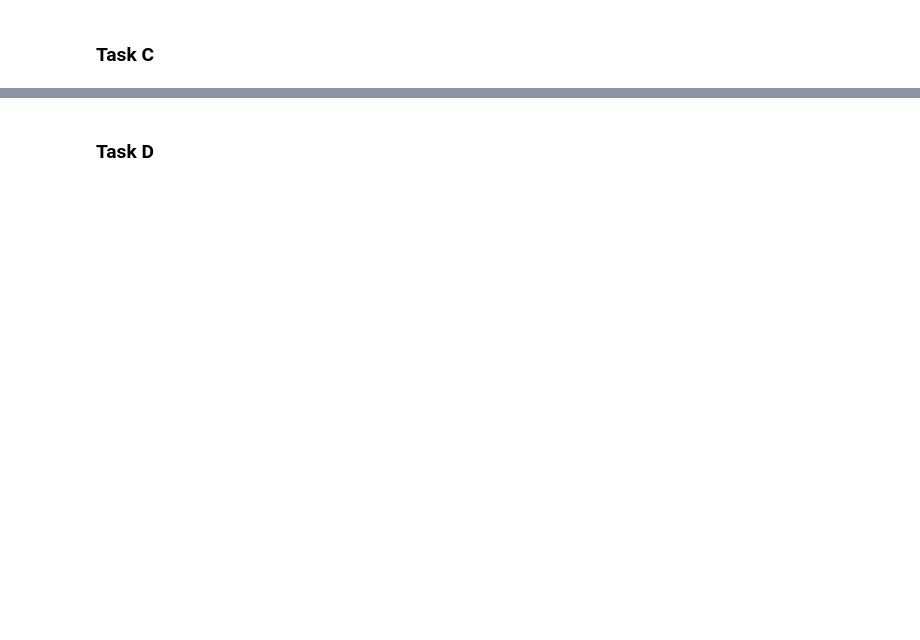
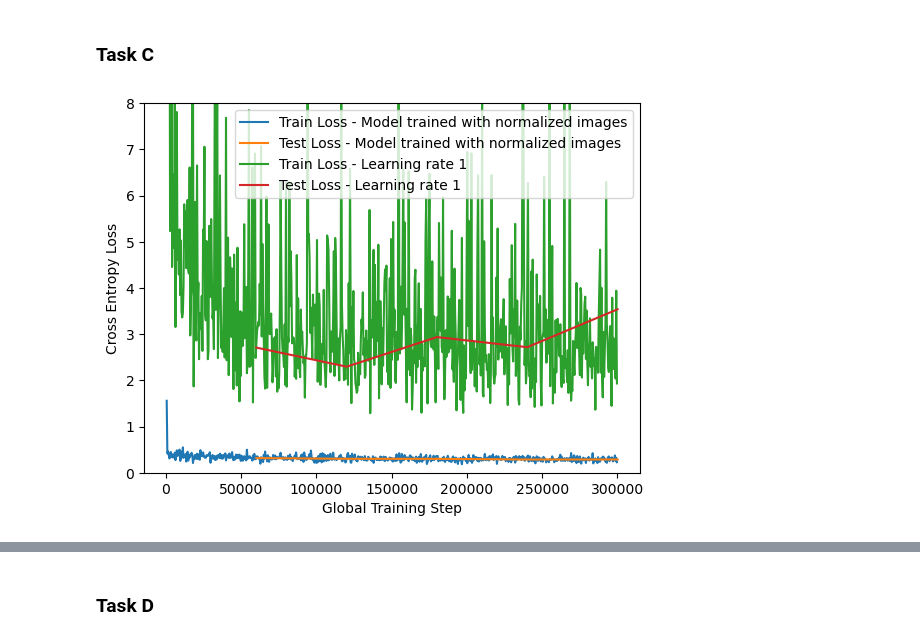
Before and after one commit to williamgt/TDT4195, a Jupyter notebook: TDT4195-StarterCode-2023/assignment 1/task4.ipynb, the cells around one changed output, grey strips where cells are left out. Drawn from its saved outputs; the diff is of its cells as text; code cells hidden in the pictures; blank space fills up the shorter version.

```diff
--- a/TDT4195-StarterCode-2023/assignment 1/task4.ipynb
+++ b/TDT4195-StarterCode-2023/assignment 1/task4.ipynb
@@ -154,2 +191,43 @@ print(f"Final Test loss: {final_loss}. Final Test accuracy: {final_acc}")
 # %% [markdown]
 ### Task C
+# %%
+#Updating learning rate
+learning_rate = 1.0
+
+# Define optimizer (Stochastic Gradient Descent)
+optimizer = torch.optim.SGD(model.parameters(),
+                            lr=learning_rate)
+
+dataloader_train_norm_learning_rate_1, dataloader_test_norm_learning_rate_ = dataloaders.load_dataset(batch_size, image_transform) #image_transform already normalized
+
+#Training
+trainer = Trainer(
+  model=model,
+  dataloader_train=dataloader_train_norm,
+  dataloader_test=dataloader_test_norm,
+  batch_size=batch_size,
+  loss_function=loss_function,
+  optimizer=optimizer
+)
+train_loss_dict_norm_learning_rate_1, test_loss_dict_norm_learning_rate_1 = trainer.train(num_epochs)
+# %%
+#Plot loss
+utils.plot_loss(train_loss_dict_norm, label="Train Loss - Model trained with normalized images")
+utils.plot_loss(test_loss_dict_norm, label="Test Loss - Model trained with normalized images")
+utils.plot_loss(train_loss_dict_norm_learning_rate_1, label="Train Loss - Learning rate 1")
+utils.plot_loss(test_loss_dict_norm_learning_rate_1, label="Test Loss - Learning rate 1")
+
+# Limit the y-axis of the plot (The range should not be increased!)
+plt.ylim([0, 8])
+plt.legend()
+plt.xlabel("Global Training Step")
+plt.ylabel("Cross Entropy Loss")
+plt.savefig("image_solutions/task_4c.png")
+
+plt.show()
+
+final_loss, final_acc = utils.compute_loss_and_accuracy(
+    dataloader_test_norm_learning_rate_, model, loss_function)
+print(f"Final Test loss: {final_loss}. Final Test accuracy: {final_acc}")
+# %% [output]
+[figure, added]
```
Also changed, not shown: parts of 15 cells of this notebook, 4 other files.
